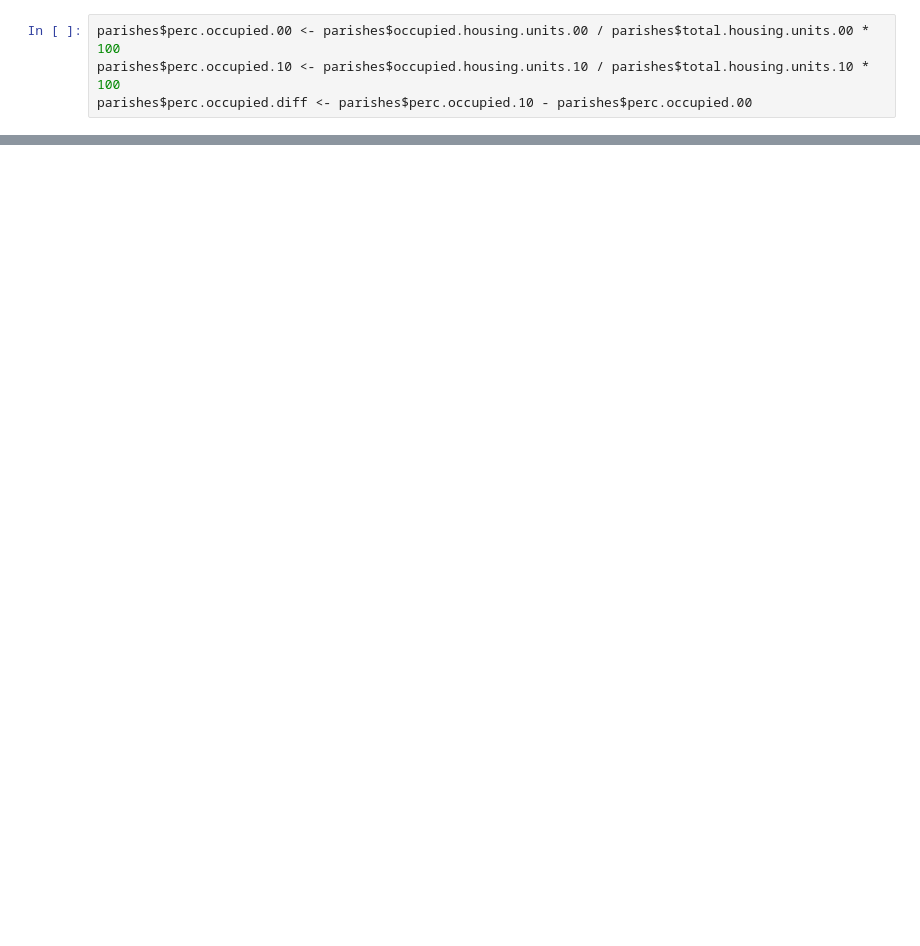
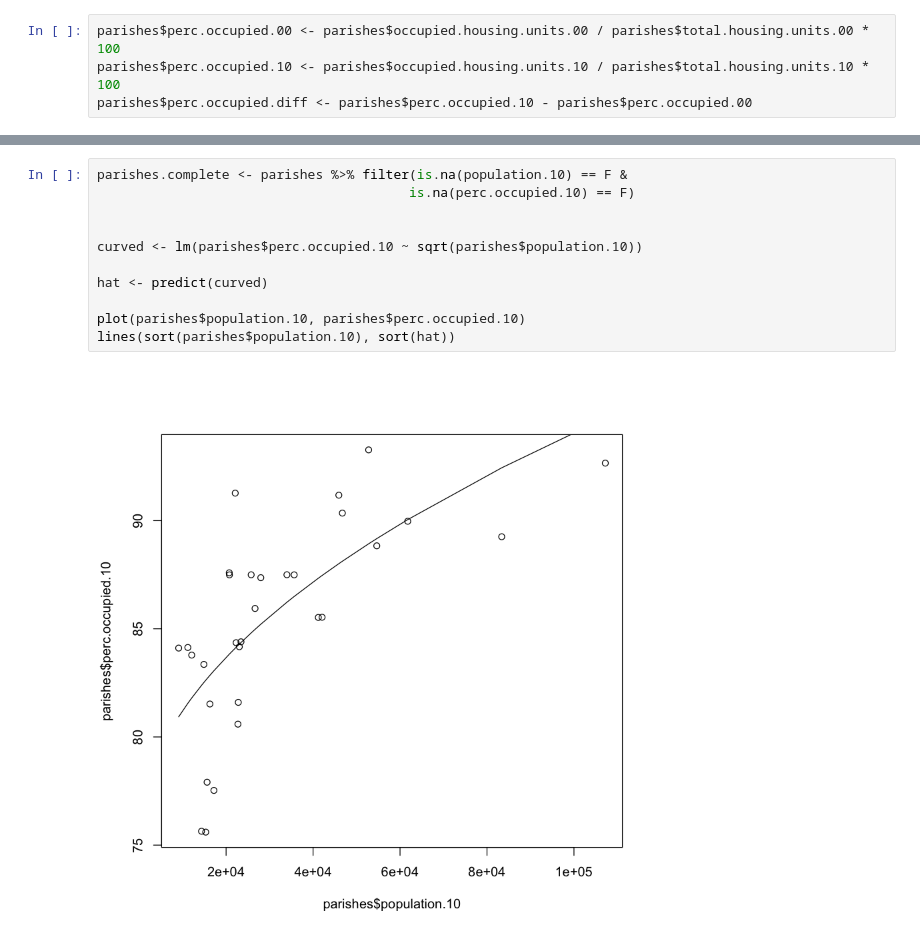
Before and after one commit to OpenNewsLabs/r-workshop-ire, a Jupyter notebook: More with R.ipynb, the cells around one changed output, grey strips where cells are left out. Saved outputs shown, nothing was run; the diff lists cells and outputs as text; blank space fills up the shorter version.

Commit message:
add fitted line

```diff
--- a/More with R.ipynb
+++ b/More with R.ipynb
@@ -159,0 +183,13 @@ abline(v = 0, lwd = 5)
+# %%
+parishes.complete <- parishes %>% filter(is.na(population.10) == F &
+                                        is.na(perc.occupied.10) == F)
+
+
+curved <- lm(parishes$perc.occupied.10 ~ sqrt(parishes$population.10))
+
+hat <- predict(curved)
+
+plot(parishes$population.10, parishes$perc.occupied.10)
+lines(sort(parishes$population.10), sort(hat))
+# %% [output]
+[figure, added]
```
Also changed, not shown: parts of 8 cells of this notebook.
